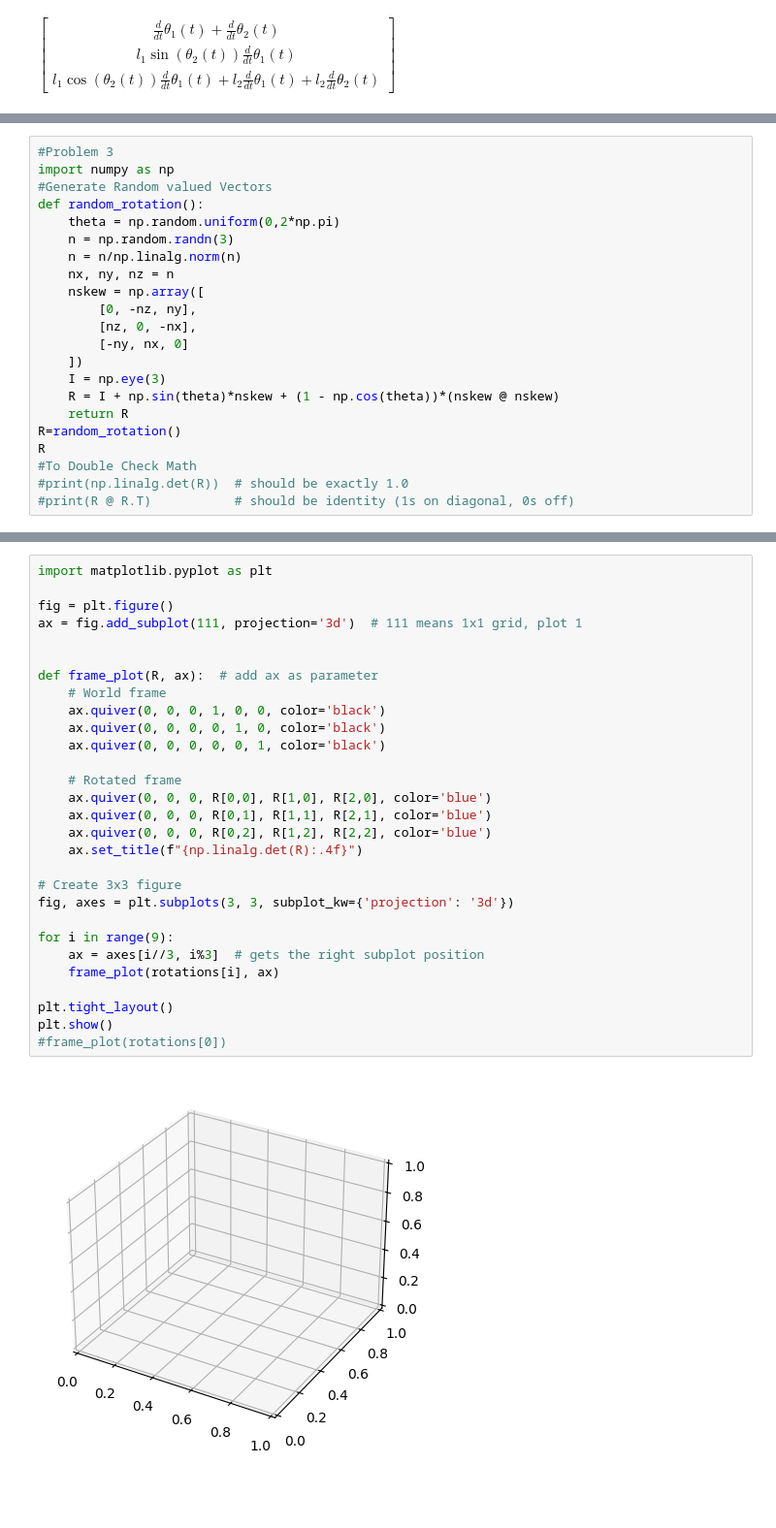
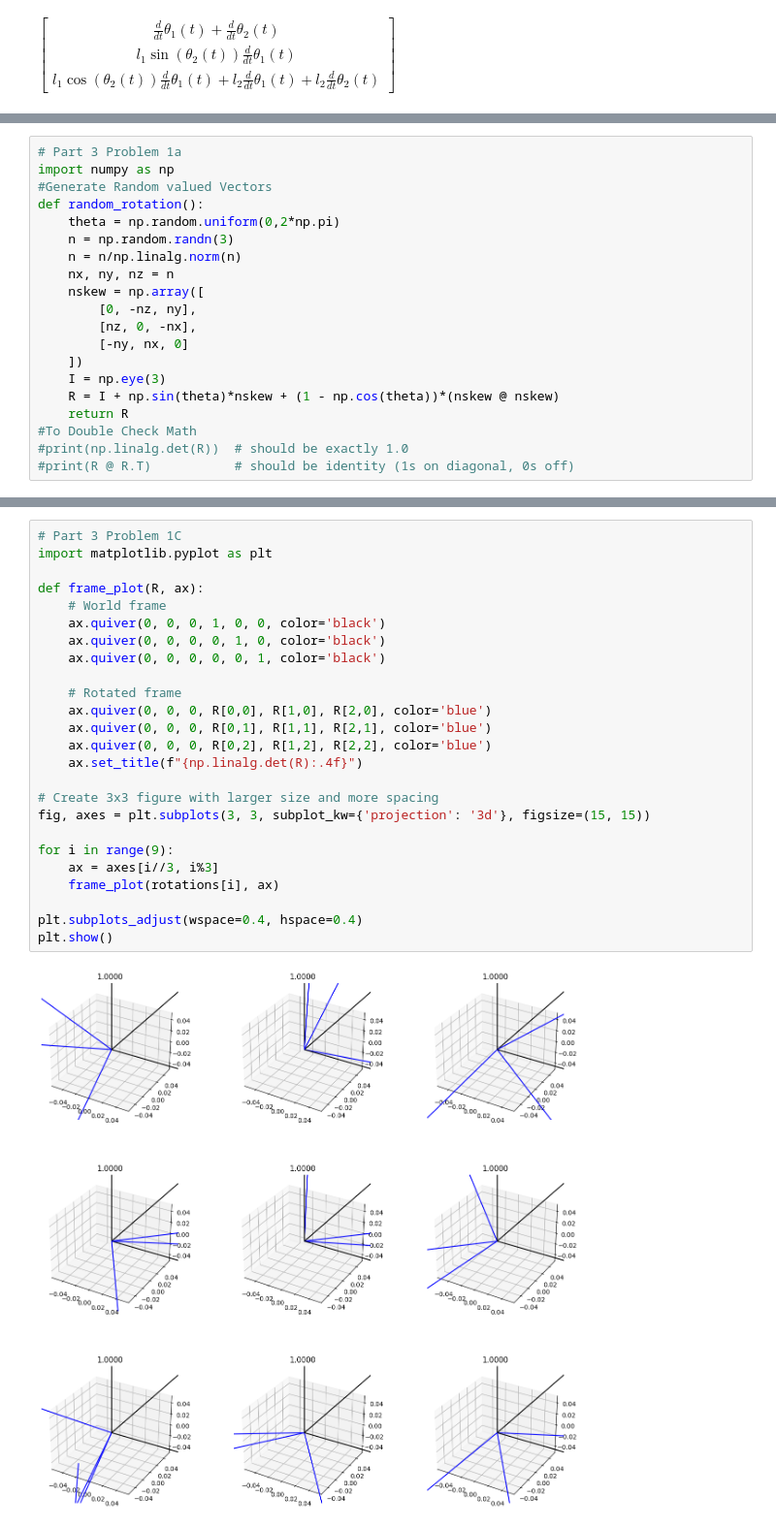
Before and after one commit to ryan-omori/MAE-269, a Jupyter notebook: HW1.ipynb, the cells around one changed output, grey strips where cells are left out. Shown at 97% size. Drawn from its saved outputs; the diff is of its cells as text; blank space fills up the shorter version.

```diff
--- a/HW1.ipynb
+++ b/HW1.ipynb
@@ -116,7 +138,7 @@ Converged: True
 Resulting position: [[1.50000001]
  [0.5000007 ]]
 # %%
-#Problem 3
+# Part 3 Problem 1a
 import numpy as np
 #Generate Random valued Vectors
 def random_rotation():
@@ -132,8 +154,6 @@ def random_rotation():
     I = np.eye(3)
     R = I + np.sin(theta)*nskew + (1 - np.cos(theta))*(nskew @ nskew)
     return R
-R=random_rotation()
-R
 #To Double Check Math
 #print(np.linalg.det(R))  # should be exactly 1.0
 #print(R @ R.T)           # should be identity (1s on diagonal, 0s off)
@@ -162,31 +178,27 @@ for i in range(9):
 # %%
+# Part 3 Problem 1C
 import matplotlib.pyplot as plt
 
-fig = plt.figure()
-ax = fig.add_subplot(111, projection='3d')  # 111 means 1x1 grid, plot 1
-
-
-def frame_plot(R, ax):  # add ax as parameter
+def frame_plot(R, ax):
     # World frame
     ax.quiver(0, 0, 0, 1, 0, 0, color='black')
     ax.quiver(0, 0, 0, 0, 1, 0, color='black')
     ax.quiver(0, 0, 0, 0, 0, 1, color='black')
 
     # Rotated frame
     ax.quiver(0, 0, 0, R[0,0], R[1,0], R[2,0], color='blue')
     ax.quiver(0, 0, 0, R[0,1], R[1,1], R[2,1], color='blue')
     ax.quiver(0, 0, 0, R[0,2], R[1,2], R[2,2], color='blue')
     ax.set_title(f"{np.linalg.det(R):.4f}")
 
-# Create 3x3 figure
-fig, axes = plt.subplots(3, 3, subplot_kw={'projection': '3d'})
+# Create 3x3 figure with larger size and more spacing
+fig, axes = plt.subplots(3, 3, subplot_kw={'projection': '3d'}, figsize=(15, 15))
 
 for i in range(9):
-    ax = axes[i//3, i%3]  # gets the right subplot position
+    ax = axes[i//3, i%3]
     frame_plot(rotations[i], ax)
 
-plt.tight_layout()
+plt.subplots_adjust(wspace=0.4, hspace=0.4)
 plt.show()
-#frame_plot(rotations[0])
 # %% [output]
-[figure, old version]
+[figure, new version]
```
Also changed, not shown: parts of 13 cells of this notebook.
